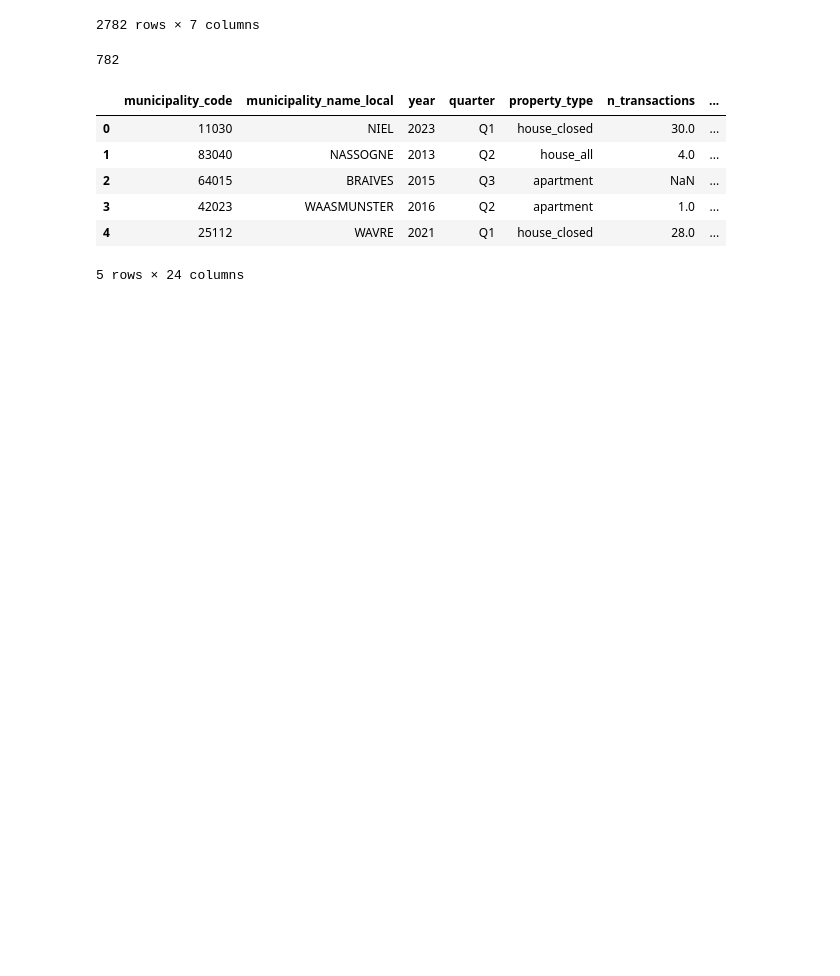
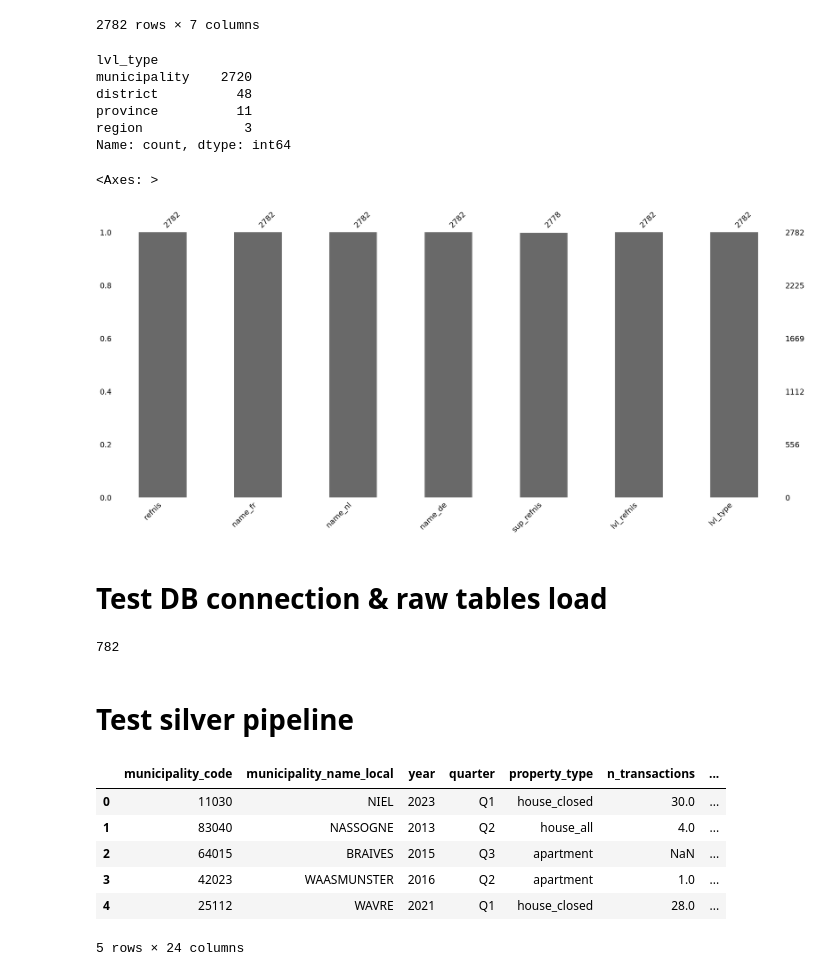
Before and after one commit to rcariat/belgium-real-estate, a Jupyter notebook: explore.ipynb, the cells around one changed output. Cells and saved outputs as stored; diff of their text form; code cells hidden in the pictures; blank space fills up the shorter version.

```diff
--- a/explore.ipynb
+++ b/explore.ipynb
@@ -187,6 +197,23 @@ refnis
 | 2780 | 93089 | Yves-Gomezée | Yves-Gomezée | Yves-Gomezée | 93000 | 4 | municipality |
 | 2781 | 93090 | Viroinval | Viroinval | Viroinval | 93000 | 4 | municipality |
 2782 rows × 7 columns
+# %%
+refnis["lvl_type"].value_counts()
+# %% [output]
+lvl_type
+municipality    2720
+district          48
+province          11
+region             3
+Name: count, dtype: int64
+# %%
+import missingno as msno
+msno.bar(refnis)
+# %% [output]
+<Axes: >
+[figure, added]
+# %% [markdown]
+# Test DB connection & raw tables load
 # %%
 import pandas as pd
 from sqlalchemy import create_engine
@@ -208,6 +235,8 @@ refnis.to_sql(
 )
 # %% [output]
 782
+# %% [markdown]
+# Test silver pipeline
 # %%
 import pandas as pd
 from sqlalchemy import create_engine, text
```
Also changed, not shown: parts of 14 cells of this notebook, 1 other file.
